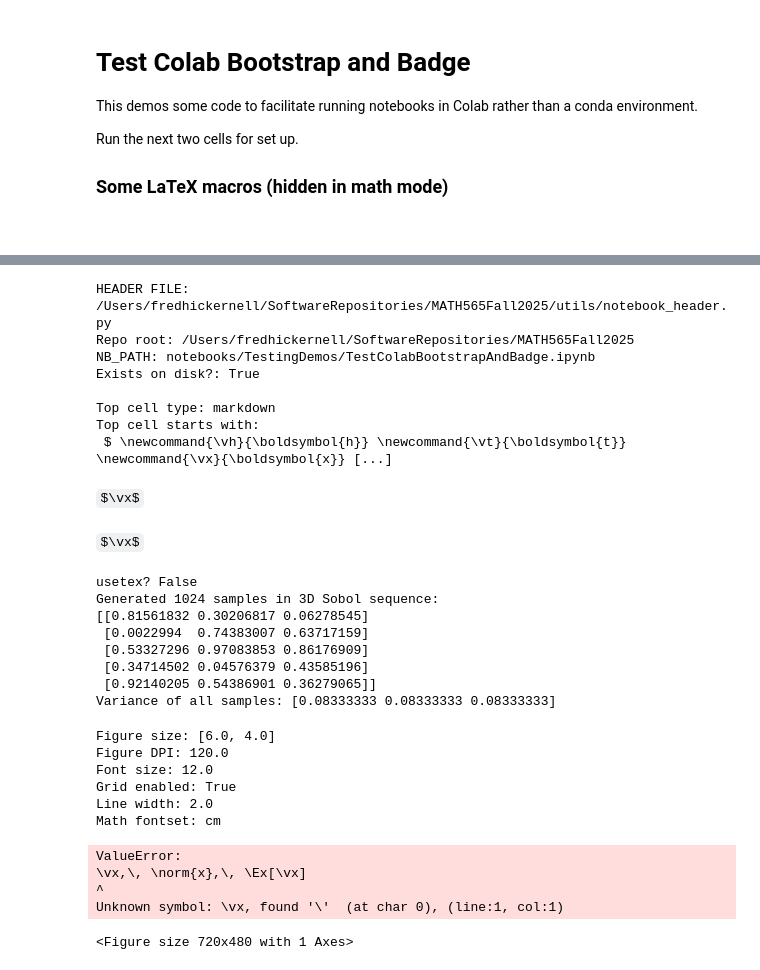
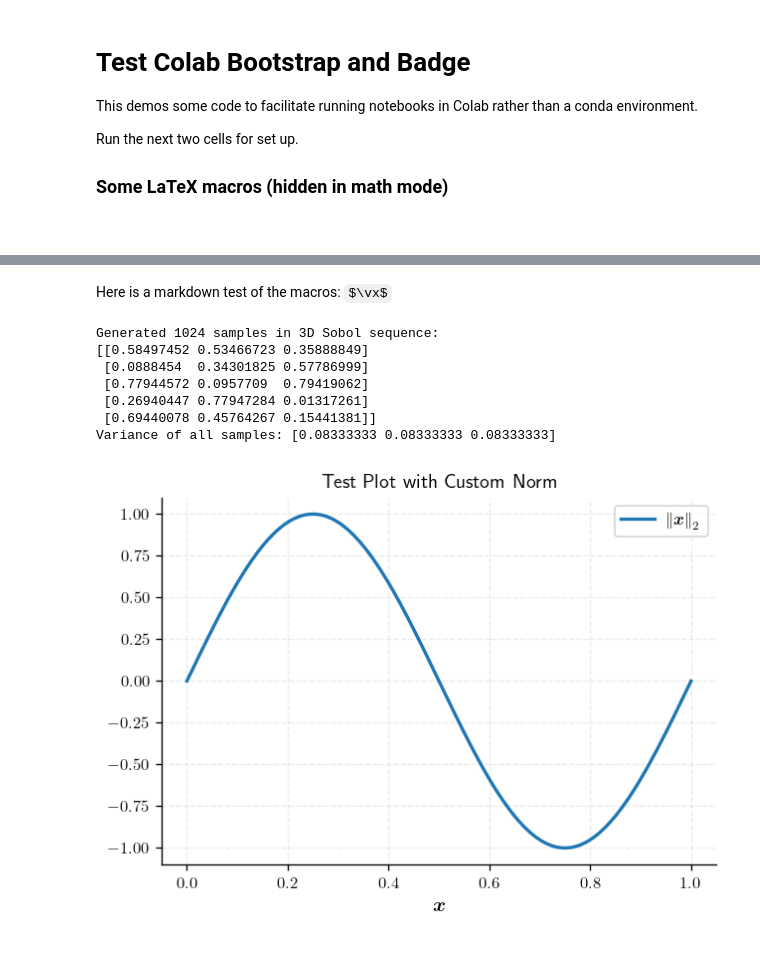
Before and after one commit to QMCSoftware/MATH565Fall2025, a Jupyter notebook: notebooks/TestingDemos/TestColabBootstrapAndBadge.ipynb, the cells around one changed output, grey strips where cells are left out. Cells and saved outputs as stored; diff of their text form; code cells hidden in the pictures; some formulas as TeX source.

Commit message:
updating macros and latex

```diff
--- a/notebooks/TestingDemos/TestColabBootstrapAndBadge.ipynb
+++ b/notebooks/TestingDemos/TestColabBootstrapAndBadge.ipynb
@@ -68,40 +55,9 @@ importlib.reload(notebook_header)
 notebook_header.main()
 # %% [output]
 [interactive output not drawn]
-# %%
-import notebook_header, json, pathlib, subprocess, os, textwrap
-
-print("HEADER FILE:", notebook_header.__file__)
-repo_root = subprocess.check_output(["git","rev-parse","--show-toplevel"], text=True).strip()
-nb_path = os.environ.get("NB_PATH") or "UNKNOWN"
-nb_abs = pathlib.Path(repo_root, nb_path).resolve()
-print("Repo root:", repo_root)
-print("NB_PATH:", nb_path)
-print("Exists on disk?:", nb_abs.exists(), "\n")
-
-if nb_abs.exists():
-    nb = json.loads(pathlib.Path(nb_abs).read_text(encoding="utf-8"))
-    if nb.get("cells"):
-        first = nb["cells"][0]
-        print("Top cell type:", first.get("cell_type"))
-        print("Top cell starts with:\n", textwrap.shorten("".join(first.get("source", [])), width=120))
-# %% [output]
-HEADER FILE: /Users/fredhickernell/SoftwareRepositories/MATH565Fall2025/utils/notebook_header.py
-Repo root: /Users/fredhickernell/SoftwareRepositories/MATH565Fall2025
-NB_PATH: notebooks/TestingDemos/TestColabBootstrapAndBadge.ipynb
-Exists on disk?: True
-
-Top cell type: markdown
-Top cell starts with:
- $ \newcommand{\vh}{\boldsymbol{h}} \newcommand{\vt}{\boldsymbol{t}} \newcommand{\vx}{\boldsymbol{x}} [...]
-# %% [markdown]
-$\vx$
 # %% [markdown]
-$\vx$
+Here is a markdown test of the macros: $\vx$
 # %%
-# ---- Sanity check: matplotlib mode ----
-print("usetex?", plt.rcParams.get("text.usetex"))
-
 # ---- Sanity check: qmcpy ----
 n = 2**10
 x = qp.Sobol(3).gen_samples(n)
@@ -110,43 +66,21 @@ print(x[:5])  # Print first 5 samples for brevity
 variance = np.var(x, axis=0)
 print("Variance of all samples:", variance)
 # %% [output]
-usetex? False
 Generated 1024 samples in 3D Sobol sequence:
-[[0.81561832 0.30206817 0.06278545]
- [0.0022994  0.74383007 0.63717159]
- [0.53327296 0.97083853 0.86176909]
- [0.34714502 0.04576379 0.43585196]
- [0.92140205 0.54386901 0.36279065]]
+[[0.58497452 0.53466723 0.35888849]
+ [0.0888454  0.34301825 0.57786999]
+ [0.77944572 0.0957709  0.79419062]
+ [0.26940447 0.77947284 0.01317261]
+ [0.69440078 0.45764267 0.15441381]]
 Variance of all samples: [0.08333333 0.08333333 0.08333333]
 # %%
 # ---- Sanity check: matplotlib preferences ----
 
-# Check some rcParams directly
-print("Figure size:", plt.rcParams['figure.figsize'])
-print("Figure DPI:", plt.rcParams['figure.dpi'])
-print("Font size:", plt.rcParams['font.size'])
-print("Grid enabled:", plt.rcParams['axes.grid'])
-print("Line width:", plt.rcParams['lines.linewidth'])
-print("Math fontset:", plt.rcParams['mathtext.fontset'])
-
-# Quick test plot
-x = np.linspace(0, 2*np.pi, 200)
-y = np.sin(x)
-plt.plot(x, np.sin(2*np.pi*x), label=r"$\vx,\, \norm{x},\, \Ex[\vx]$")
-plt.title("Sanity Check: Plot Preferences")
-plt.xlabel("$x$")
-plt.ylabel("$y$")
-plt.legend()
-plt.show()
+x = np.linspace(0, 1, 200)
+y = np.sin(2*np.pi*x)
+plt.plot(x, y, label=r"$\norm{2}{\vx}$")
+plt.title("Test Plot with Custom Norm")
+plt.xlabel(r"$\vx$")
+plt.legend(); plt.show()
 # %% [output]
-Figure size: [6.0, 4.0]
-Figure DPI: 120.0
-Font size: 12.0
-Grid enabled: True
-Line width: 2.0
-Math fontset: cm
-ValueError:
-\vx,\, \norm{x},\, \Ex[\vx]
-^
-Unknown symbol: \vx, found '\'  (at char 0), (line:1, col:1)
-<Figure size 720x480 with 1 Axes>
+[figure, added]
```
Also changed, not shown: parts of 1 cell of this notebook, 2 other files.
